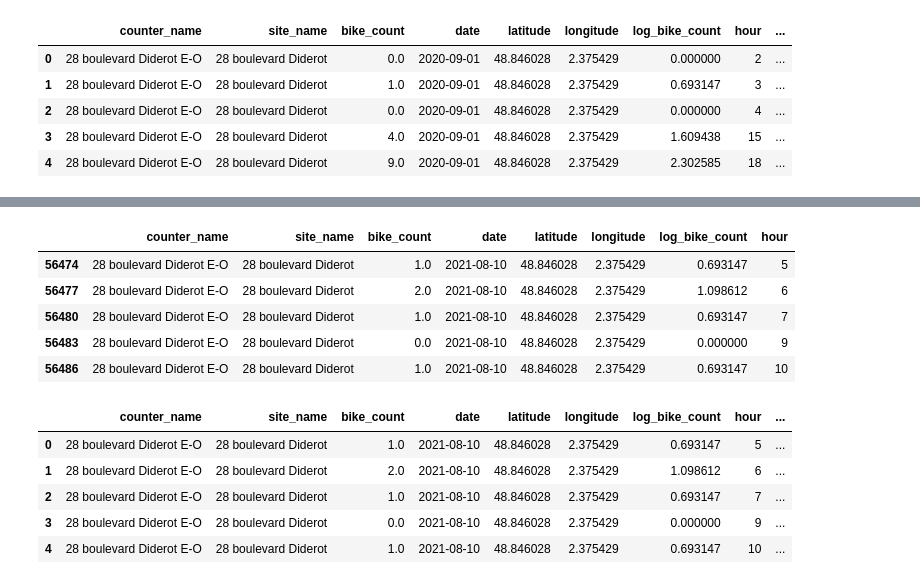
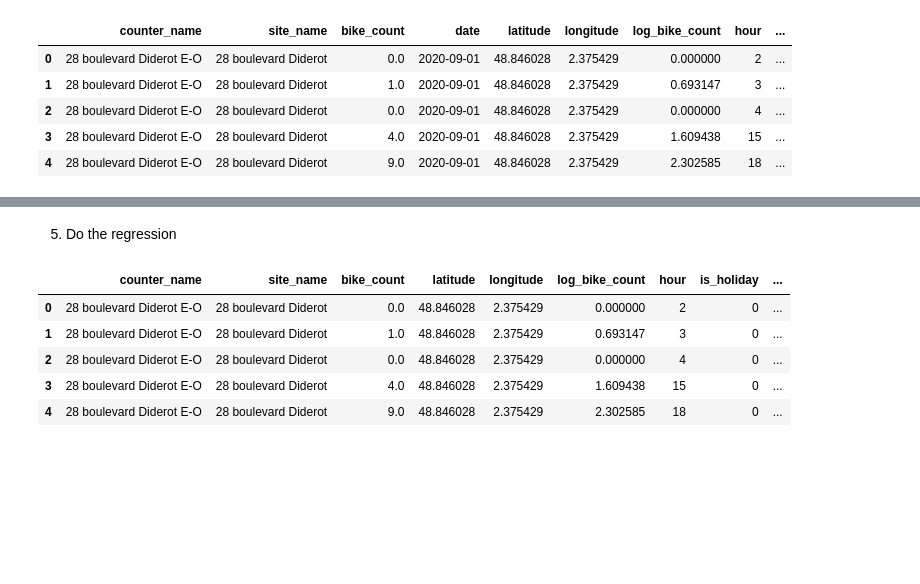
Before and after one commit to ebarattini/project_bike, a Jupyter notebook: holiday_data.ipynb, the cells around one changed output, grey strips where cells are left out. Drawn from its saved outputs; the diff is of its cells as text; code cells hidden in the pictures; blank space fills up the shorter version.

```diff
--- a/holiday_data.ipynb
+++ b/holiday_data.ipynb
@@ -126,0 +171,22 @@ merged_train_data.head()
+# %% [markdown]
+5. Do the regression
+# %%
+def _encode_dates(X):
+    X = X.copy()  # modify a copy of X
+    X['date'] = pd.to_datetime(X['date'])
+    X.loc[:, "year"] = X["date"].dt.year
+    X.loc[:, "month"] = X["date"].dt.month
+    X.loc[:, "day"] = X["date"].dt.day
+    X.loc[:, "weekday"] = X["date"].dt.weekday
+    return X.drop(columns=["date"])
+
+merged_train_data = _encode_dates(merged_train_data)
+merged_test_data = _encode_dates(merged_test_data)
+merged_train_data.head()
+# %% [output]
+|  | counter_name | site_name | bike_count | latitude | longitude | log_bike_count | hour | is_holiday | ... |
+| 0 | 28 boulevard Diderot E-O | 28 boulevard Diderot | 0.0 | 48.846028 | 2.375429 | 0.000000 | 2 | 0 | ... |
+| 1 | 28 boulevard Diderot E-O | 28 boulevard Diderot | 1.0 | 48.846028 | 2.375429 | 0.693147 | 3 | 0 | ... |
+| 2 | 28 boulevard Diderot E-O | 28 boulevard Diderot | 0.0 | 48.846028 | 2.375429 | 0.000000 | 4 | 0 | ... |
+| 3 | 28 boulevard Diderot E-O | 28 boulevard Diderot | 4.0 | 48.846028 | 2.375429 | 1.609438 | 15 | 0 | ... |
+| 4 | 28 boulevard Diderot E-O | 28 boulevard Diderot | 9.0 | 48.846028 | 2.375429 | 2.302585 | 18 | 0 | ... |
@@ -127,38 +196,16 @@ merged_train_data.head()
 # %%
-# do the same for test data
+# select some potentially relevant features for prediction
+selected_features = ['latitude', 'longitude', 'hour', 'is_holiday', 'year', 'month', 'day', 'weekday']
 
-# Ensure the 'date' column is in datetime format
-test_data['date'] = pd.to_datetime(test_data['date'])
+# Preprocessing pipeline for standardization
+preprocessor = ColumnTransformer(
+    transformers=[
+        ('num', StandardScaler(), selected_features)
+    ])
 
-# Extract the hour first, then extract the date
-test_data['hour'] = test_data['date'].dt.hour
-test_data['date'] = test_data['date'].dt.date
+# Combine preprocessing and model training in a pipeline
+model = Pipeline(steps=[('preprocessor', preprocessor),
+                        ('regressor', LinearRegression())])
 
-test_data.drop(columns=['counter_id', 'counter_installation_date', 'counter_technical_id', 'site_id'], inplace=True)
-
-test_data.head()
+# define number of splits
+tscv = TimeSeriesSplit(n_splits=5)
-# %% [output]
-|  | counter_name | site_name | bike_count | date | latitude | longitude | log_bike_count | hour |
-| 56474 | 28 boulevard Diderot E-O | 28 boulevard Diderot | 1.0 | 2021-08-10 | 48.846028 | 2.375429 | 0.693147 | 5 |
-| 56477 | 28 boulevard Diderot E-O | 28 boulevard Diderot | 2.0 | 2021-08-10 | 48.846028 | 2.375429 | 1.098612 | 6 |
-| 56480 | 28 boulevard Diderot E-O | 28 boulevard Diderot | 1.0 | 2021-08-10 | 48.846028 | 2.375429 | 0.693147 | 7 |
-| 56483 | 28 boulevard Diderot E-O | 28 boulevard Diderot | 0.0 | 2021-08-10 | 48.846028 | 2.375429 | 0.000000 | 9 |
-| 56486 | 28 boulevard Diderot E-O | 28 boulevard Diderot | 1.0 | 2021-08-10 | 48.846028 | 2.375429 | 0.693147 | 10 |
-# %%
-merged_test_data = pd.merge(test_data, holiday_data, left_on='date', right_on='h_date', how='left')
-merged_test_data['date'] = pd.to_datetime(merged_test_data['date'])
-
-merged_test_data['is_holiday'] = merged_test_data['is_holiday'].fillna(0)
-merged_test_data['is_holiday'] = merged_test_data['is_holiday'].apply(lambda x: 1 if x != 0 else 0)
-
-merged_test_data.drop(columns=['h_date'], inplace=True)
-merged_test_data.head()
-
-merged_test_data.head()
-# %% [output]
-|  | counter_name | site_name | bike_count | date | latitude | longitude | log_bike_count | hour | ... |
-| 0 | 28 boulevard Diderot E-O | 28 boulevard Diderot | 1.0 | 2021-08-10 | 48.846028 | 2.375429 | 0.693147 | 5 | ... |
-| 1 | 28 boulevard Diderot E-O | 28 boulevard Diderot | 2.0 | 2021-08-10 | 48.846028 | 2.375429 | 1.098612 | 6 | ... |
-| 2 | 28 boulevard Diderot E-O | 28 boulevard Diderot | 1.0 | 2021-08-10 | 48.846028 | 2.375429 | 0.693147 | 7 | ... |
-| 3 | 28 boulevard Diderot E-O | 28 boulevard Diderot | 0.0 | 2021-08-10 | 48.846028 | 2.375429 | 0.000000 | 9 | ... |
-| 4 | 28 boulevard Diderot E-O | 28 boulevard Diderot | 1.0 | 2021-08-10 | 48.846028 | 2.375429 | 0.693147 | 10 | ... |
```
Also changed, not shown: parts of 21 cells of this notebook.
